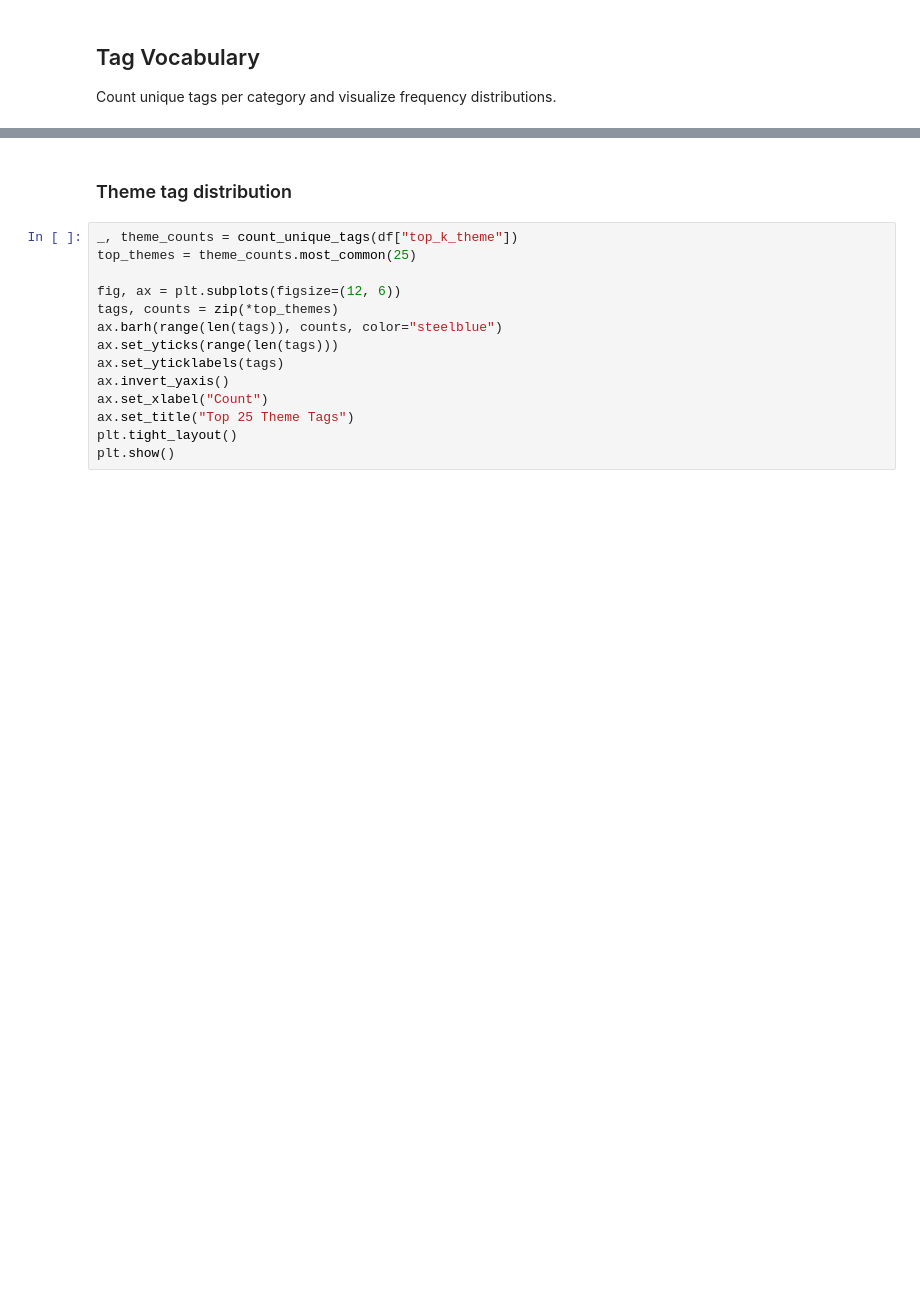
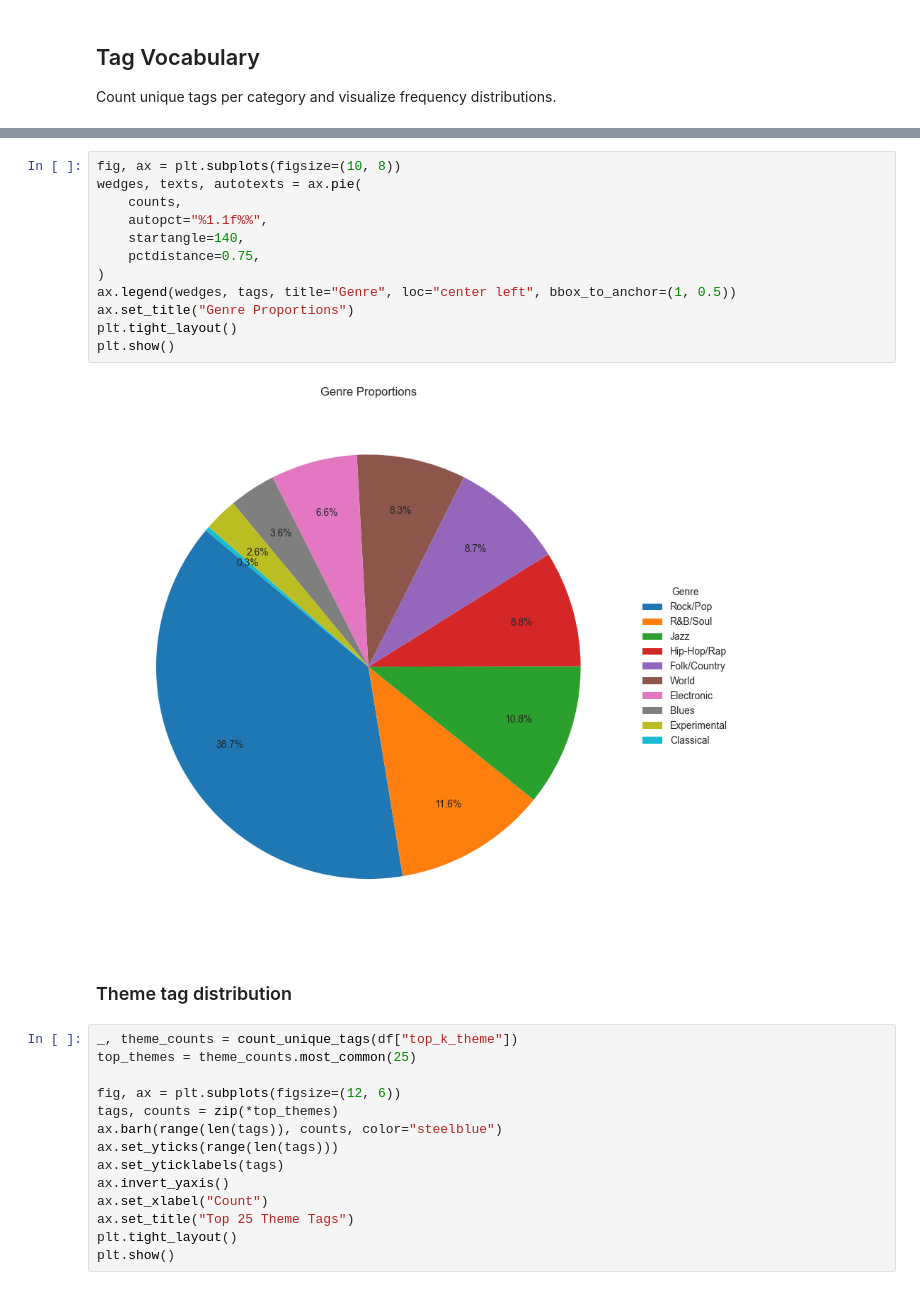
Before and after one commit to katjpg/soundspace, a Jupyter notebook: notebooks/pipeline/02_tag_analysis.ipynb, the cells around one changed output, grey strips where cells are left out. Drawn from its saved outputs; the diff is of its cells as text; blank space fills up the shorter version.

```diff
--- a/notebooks/pipeline/02_tag_analysis.ipynb
+++ b/notebooks/pipeline/02_tag_analysis.ipynb
@@ -81,3 +146,17 @@ for col in ["top_k_genre", "top_k_theme", "top_k_mood", "top_k_style"]:
+# %%
+fig, ax = plt.subplots(figsize=(10, 8))
+wedges, texts, autotexts = ax.pie(
+    counts,
+    autopct="%1.1f%%",
+    startangle=140,
+    pctdistance=0.75,
+)
+ax.legend(wedges, tags, title="Genre", loc="center left", bbox_to_anchor=(1, 0.5))
+ax.set_title("Genre Proportions")
+plt.tight_layout()
+plt.show()
+# %% [output]
+[figure, added]
 # %% [markdown]
 ### Theme tag distribution
 # %%
```
Also changed, not shown: parts of 31 cells of this notebook, 1 other file.
